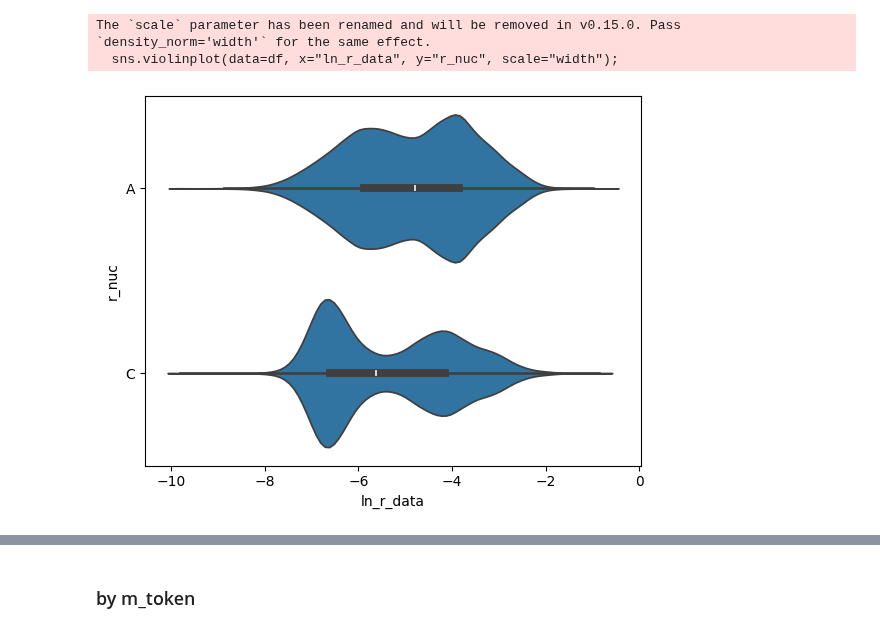
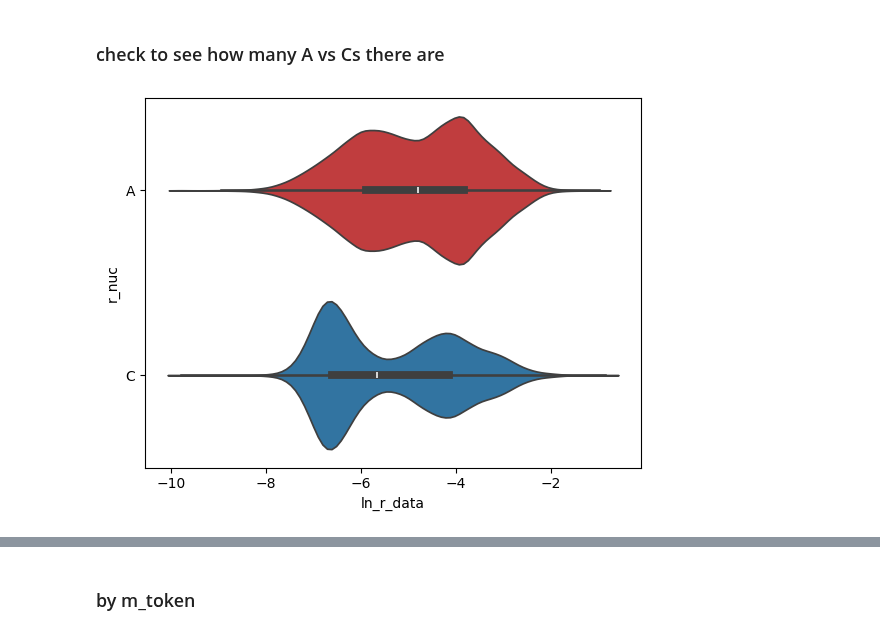
Before and after one commit to YesselmanLabPublications/2025_char_3d_struct_features, a Jupyter notebook: notebooks/reactive_helices.ipynb, the cells around one changed output, grey strips where cells are left out. Drawn from its saved outputs; the diff is of its cells as text; code cells hidden in the pictures.

Commit message:
added more figure stuff and added more the outline

```diff
--- a/notebooks/reactive_helices.ipynb
+++ b/notebooks/reactive_helices.ipynb
@@ -32,6 +46,17 @@ df_constructs_nomod = pd.read_json(f"{DATA_PATH}/raw-jsons/constructs/pdb_librar
 df = pd.read_json(f"{DATA_PATH}/raw-jsons/residues/pdb_library_1_residues.json")
 df["ln_r_data"] = np.log(df["r_data"])
 df['ln_r_data'].replace(-np.inf, -9.8, inplace=True)
+
+df["z_score"] = 0
+df["r_data_outlier"] = False
+data = []
+for i, g in df.groupby(["m_sequence", "r_loc_pos"]):
+    g["z_score"] = zscore(g["r_data"])
+    g["r_data_outlier"] = g["z_score"].abs() > 3
+    data.append(g)
+df = pd.concat(data)
+df = df.query("r_data_outlier == False").copy()
+
 df_residue_avg = pd.read_json(f"{DATA_PATH}/raw-jsons/residues/pdb_library_1_residues_avg.json")
 df_residue_avg = df_residue_avg.query("r_type == 'WC'").copy()
 df_wc = df.query("r_type == 'WC'").copy()
@@ -63,6 +101,6 @@ first_10_unique = df_residue_avg.drop_duplicates(subset='m_sequence', keep='firs
+# %% [markdown]
+### check to see how many A vs Cs there are
 # %%
-sns.violinplot(data=df, x="ln_r_data", y="r_nuc", scale="width");
+sns.violinplot(data=df, x="ln_r_data", y="r_nuc", hue="r_nuc", density_norm='width', palette=["tab:red", "tab:blue"], legend=False);
 # %% [output]
-The `scale` parameter has been renamed and will be removed in v0.15.0. Pass `density_norm='width'` for the same effect.
-  sns.violinplot(data=df, x="ln_r_data", y="r_nuc", scale="width");
-[figure, old version]
+[figure, new version]
```
Also changed, not shown: parts of 45 cells of this notebook, 13 other files.
